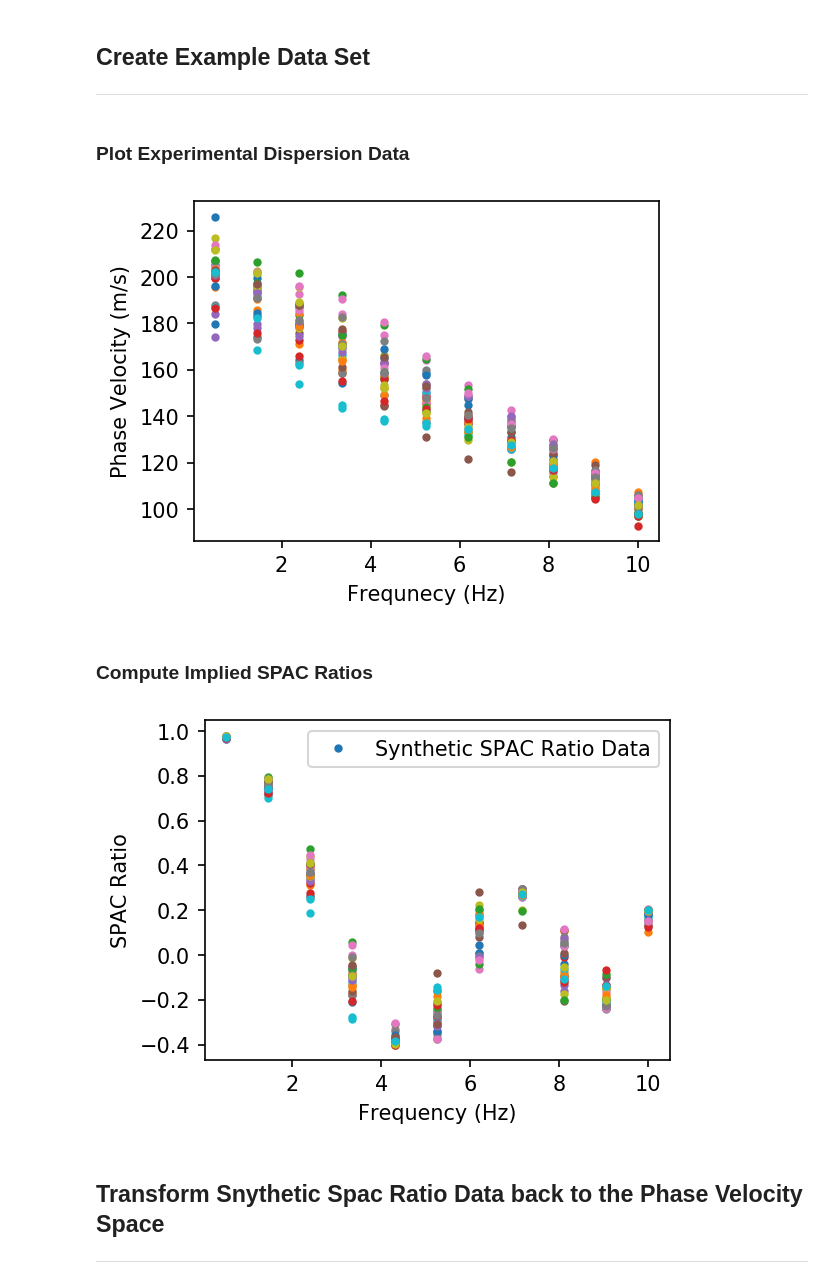
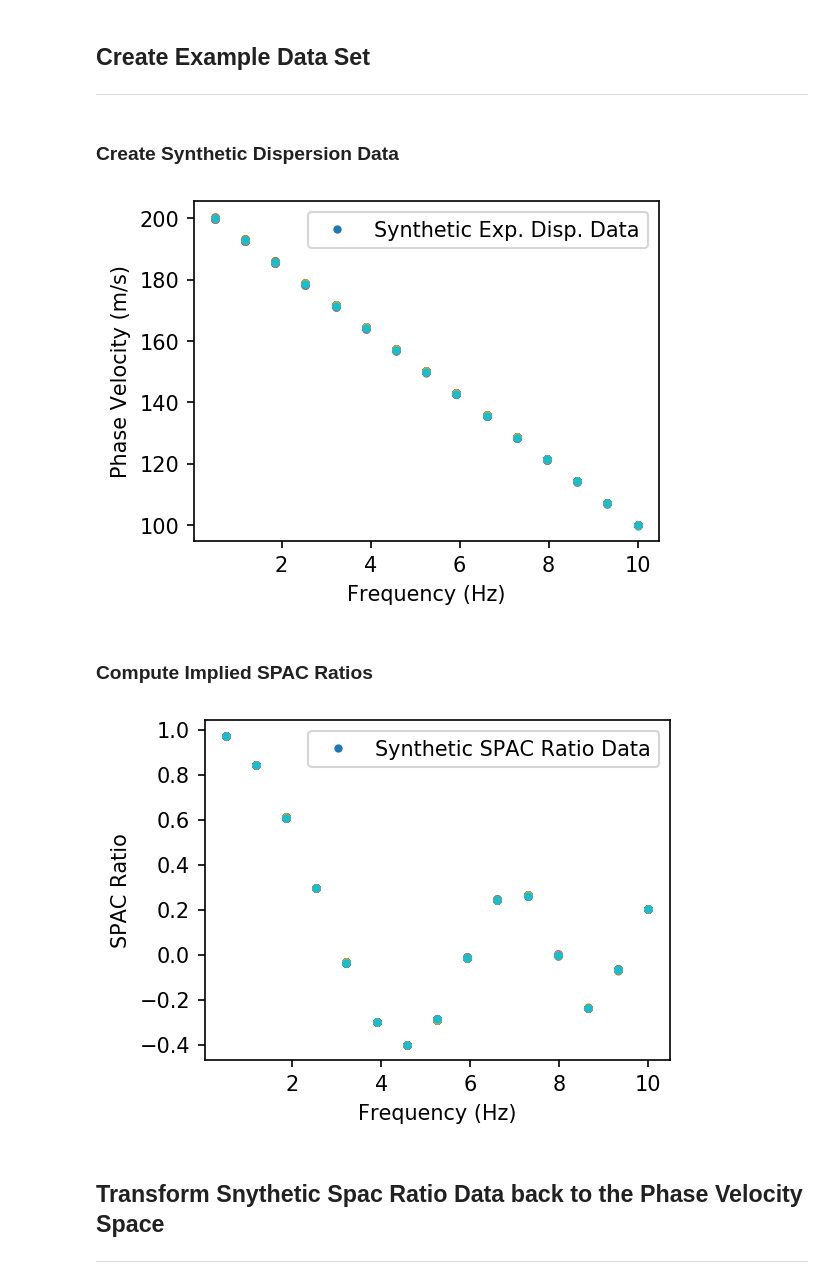
Before and after one commit to jpvantassel/swprocess, a Jupyter notebook: examples/other/mspac_procedure.ipynb, the cells around one changed output. Cells and saved outputs as stored; diff of their text form; code cells hidden in the pictures.

```diff
--- a/examples/other/mspac_procedure.ipynb
+++ b/examples/other/mspac_procedure.ipynb
@@ -12,36 +12,39 @@ import swprocess
 # %% [markdown]
 ## Create Example Data Set
 ---
+# %% [markdown]
+### Create Synthetic Dispersion Data
 # %%
 rng = np.random.default_rng(1824)
 
-n = 11
-frqs = np.linspace(10, 0.5, n)
-mean = np.linspace(100, 200, n)
-std = mean * np.linspace(0.04, 0.06, n)
+n = 15
+frqs = np.linspace(0.5, 10, n)
+mean = np.linspace(200, 100, n)
+std = mean * np.linspace(0.001, 0.001, n)
 
 cov = np.ones((n, n))
-rho = 2
+rho = 5
 std2 = std*std
 rho2 = rho*rho
 for row, f in enumerate(frqs):
     diff = f-frqs
     cov[row] = std2*np.exp(-0.5*diff*diff/rho2)
 
 edd = rng.multivariate_normal(mean=mean, cov=cov, size=(30), tol=1E-6)
+
+fig, ax = plt.subplots(figsize=(4,3), dpi=150)
+
+label = "Synthetic Exp. Disp. Data"
+for ed in edd:
+    ax.plot(frqs, ed, marker=".", linestyle="", label=label)
+    label = ""
+
+ax.legend(loc="upper right")
+ax.set_xlabel("Frequency (Hz)")
+ax.set_ylabel("Phase Velocity (m/s)")
+plt.show()
+# %% [output]
+[figure, added]
-# %% [markdown]
-### Plot Experimental Dispersion Data
-# %%
-fig, ax = plt.subplots(figsize=(4,3), dpi=150)
-
-for ed in edd:
-    ax.plot(frqs, ed, marker=".", linestyle="")
-
-ax.set_xlabel("Frequnecy (Hz)")
-ax.set_ylabel("Phase Velocity (m/s)")
-plt.show()
-# %% [output]
-[figure, removed]
 # %% [markdown]
 ### Compute Implied SPAC Ratios
 # %%
@@ -67,7 +70,7 @@ ax.set_xlabel("Frequency (Hz)")
 ax.set_ylabel("SPAC Ratio")
 plt.show()
 # %% [output]
-[figure, old version]
+[figure, new version]
 # %% [markdown]
 ## Transform Snythetic Spac Ratio Data back to the Phase Velocity Space
 ---
```
Also changed, not shown: parts of 2 cells of this notebook, 1 other file.
